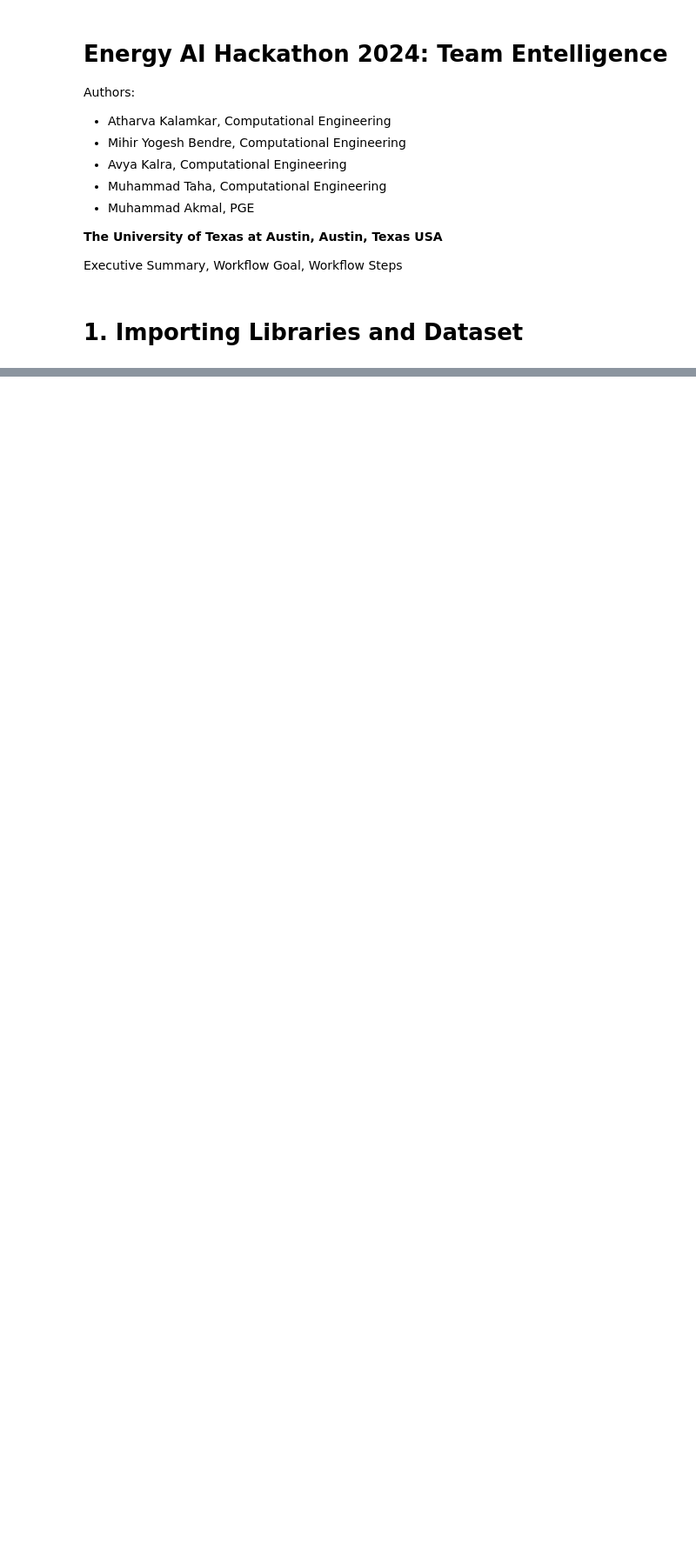
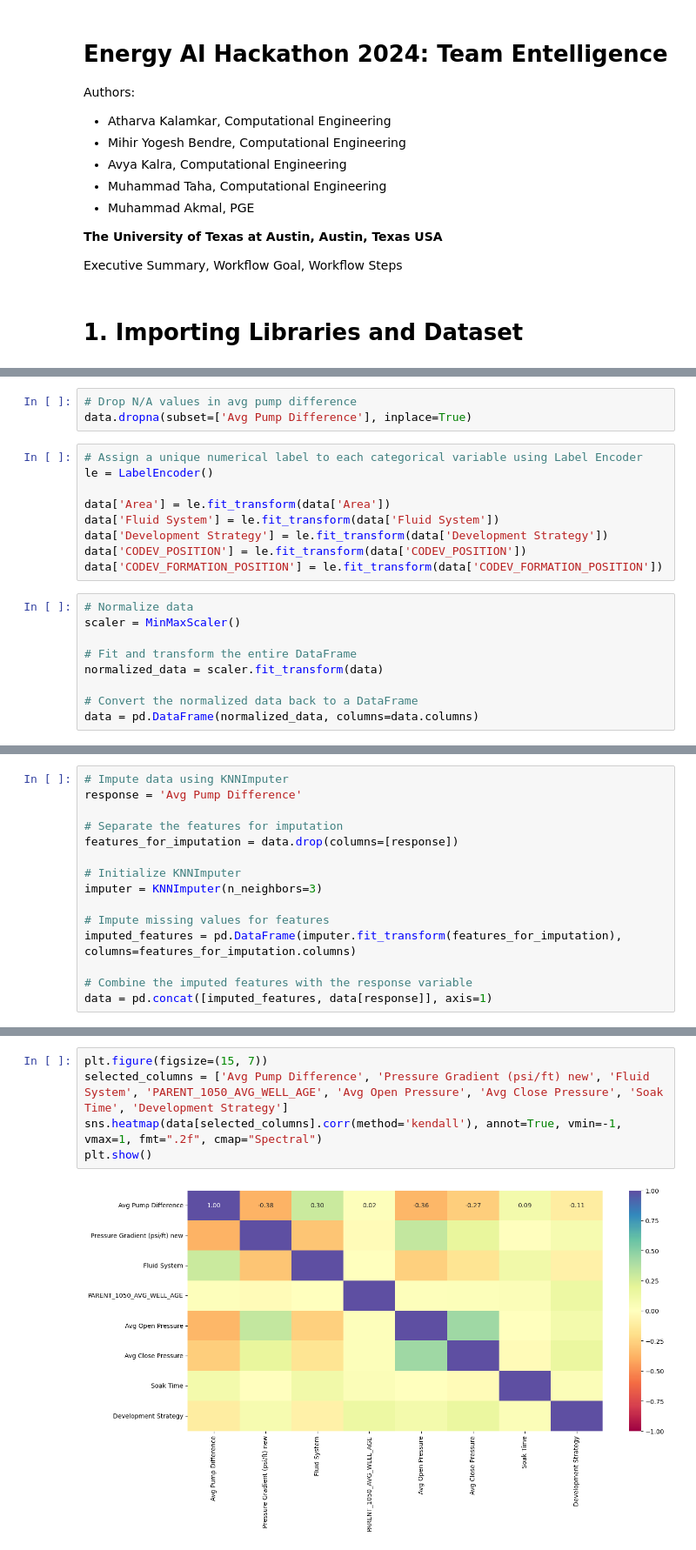
Before and after one commit to PGEHackathon/Entelligence, a Jupyter notebook: Entelligence.ipynb, the cells around one changed output, grey strips where cells are left out. Shown at 87% size. Drawn from its saved outputs; the diff is of its cells as text; blank space fills up the shorter version.

Commit message:
imputed data & updated notebook

```diff
--- a/Entelligence.ipynb
+++ b/Entelligence.ipynb
@@ -37,0 +52,21 @@ from sklearn.metrics import (
+# %%
+# Drop N/A values in avg pump difference
+data.dropna(subset=['Avg Pump Difference'], inplace=True)
+# %%
+# Assign a unique numerical label to each categorical variable using Label Encoder
+le = LabelEncoder()
+
+data['Area'] = le.fit_transform(data['Area'])
+data['Fluid System'] = le.fit_transform(data['Fluid System'])
+data['Development Strategy'] = le.fit_transform(data['Development Strategy'])
+data['CODEV_POSITION'] = le.fit_transform(data['CODEV_POSITION'])
+data['CODEV_FORMATION_POSITION'] = le.fit_transform(data['CODEV_FORMATION_POSITION'])
+# %%
+# Normalize data
+scaler = MinMaxScaler()
+
+# Fit and transform the entire DataFrame
+normalized_data = scaler.fit_transform(data)
+
+# Convert the normalized data back to a DataFrame
+data = pd.DataFrame(normalized_data, columns=data.columns)
@@ -37,0 +86,15 @@ from sklearn.metrics import (
+# %%
+# Impute data using KNNImputer
+response = 'Avg Pump Difference'
+
+# Separate the features for imputation
+features_for_imputation = data.drop(columns=[response])
+
+# Initialize KNNImputer
+imputer = KNNImputer(n_neighbors=3)
+
+# Impute missing values for features
+imputed_features = pd.DataFrame(imputer.fit_transform(features_for_imputation), columns=features_for_imputation.columns)
+
+# Combine the imputed features with the response variable
+data = pd.concat([imputed_features, data[response]], axis=1)
@@ -45 +151,8 @@ from sklearn.metrics import (
+# %%
+plt.figure(figsize=(15, 7))
+selected_columns = ['Avg Pump Difference', 'Pressure Gradient (psi/ft) new', 'Fluid System', 'PARENT_1050_AVG_WELL_AGE', 'Avg Open Pressure', 'Avg Close Pressure', 'Soak Time', 'Development Strategy']
+sns.heatmap(data[selected_columns].corr(method='kendall'), annot=True, vmin=-1, vmax=1, fmt=".2f", cmap="Spectral")
+plt.show()
+# %% [output]
+[figure, added]
 # %% [markdown]
```
Also changed, not shown: parts of 13 cells of this notebook, 2 other files.
